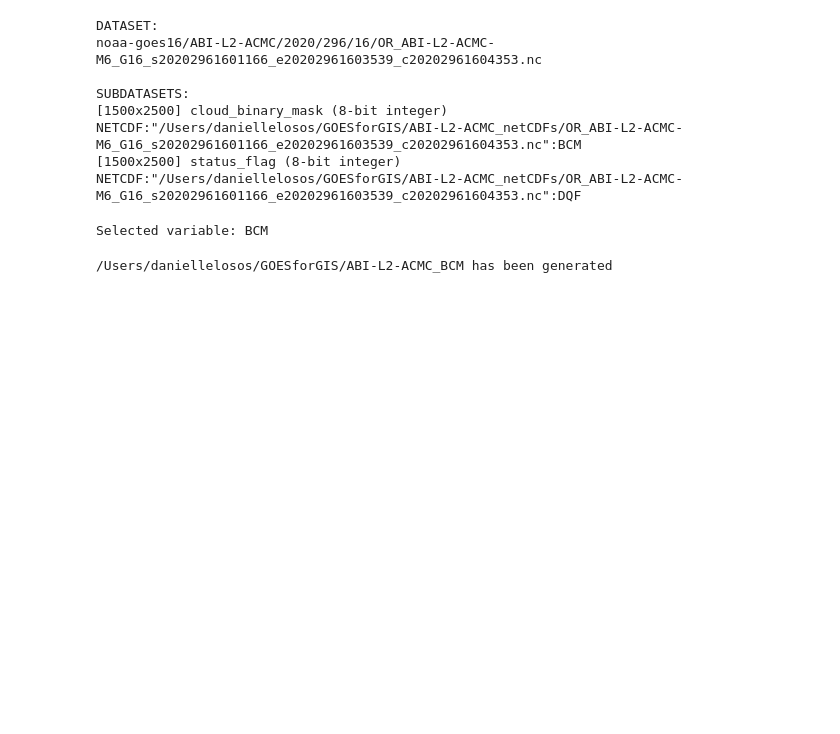
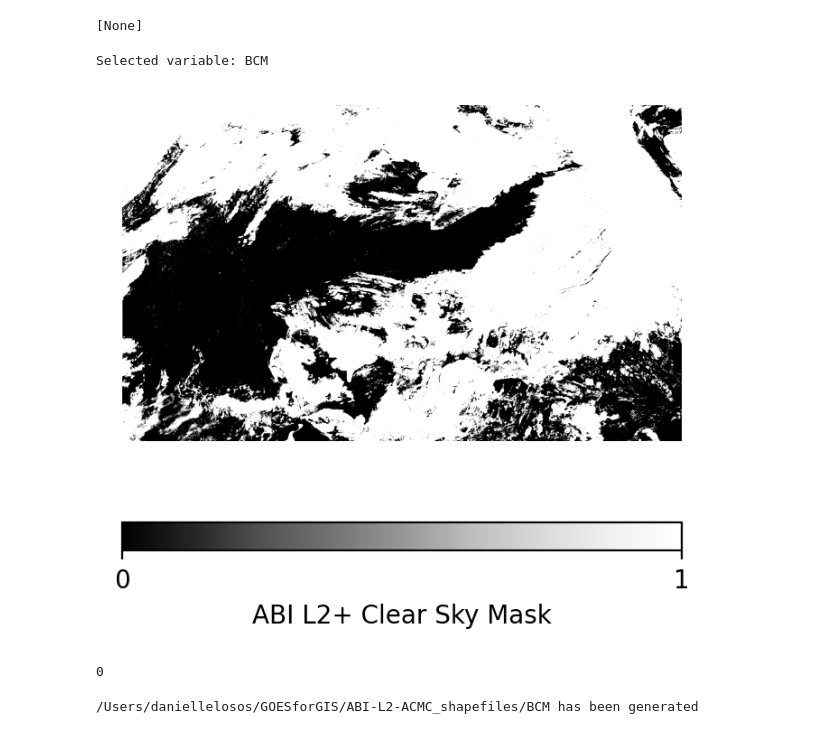
Before and after one commit to daniellelosos/GOES-R_NetCDF_to_Shapefile, a Jupyter notebook: Binary netCDF to shapefile.ipynb, the cells around one changed output. Drawn from its saved outputs; the diff is of its cells as text; code cells hidden in the pictures; blank space fills up the shorter version.

```diff
--- a/Binary netCDF to shapefile.ipynb
+++ b/Binary netCDF to shapefile.ipynb
@@ -41,31 +43,46 @@ noaa-goes16/ABI-L2-ACMC/2020/296/16/
 first_file = files[0]
 path = directory + product_name +"_netCDFs/" + first_file.split("/")[-1]
 fs.download(first_file, path)
-dataset = gdal.Open(path, gdal.GA_ReadOnly)
-print ("DATASET:\n" + first_file)
-print ("\nSUBDATASETS:")
-subdatasets = dataset.GetSubDatasets()
-for fname, name in subdatasets:
-    print (name)
-    print (fname)
 # %% [output]
-DATASET:
-noaa-goes16/ABI-L2-ACMC/2020/296/16/OR_ABI-L2-ACMC-M6_G16_s20202961601166_e20202961603539_c20202961604353.nc
-
-SUBDATASETS:
-[1500x2500] cloud_binary_mask (8-bit integer)
-NETCDF:"/Users/daniellelosos/GOESforGIS/ABI-L2-ACMC_netCDFs/OR_ABI-L2-ACMC-M6_G16_s20202961601166_e20202961603539_c20202961604353.nc":BCM
-[1500x2500] status_flag (8-bit integer)
-NETCDF:"/Users/daniellelosos/GOESforGIS/ABI-L2-ACMC_netCDFs/OR_ABI-L2-ACMC-M6_G16_s20202961601166_e20202961603539_c20202961604353.nc":DQF
+[None]
-# %%
-# Choose the first variable/subdataset in the netCDF file to convert to a GeoTIFF.
-# See the file's other variables in the "SUBDATASETS:" output, formatted as NETCDF:"filename":variable
-# If the first subdataset does not contain the variable of intrest, adjust the list number below
-f = netCDF4.Dataset(path)
-var = list(f.variables.keys())[0] # (Optional) Adjust this list number, ie. [0] selects the 1st subdataset
-print ("Selected variable: " + var)
-# %% [output]
-Selected variable: BCM
+# %%
+f = netCDF4.Dataset(path)
+
+# Choose the first variable/subdataset in the netCDF file to convert to a GeoTIFF.
+# To select altnative variable stored in the file, adjust the list number, ie. [0] selects the 1st variable
+var = list(f.variables.keys())[0]
+print ("Selected variable: " + var)
+
+# Uncomment the line below to reveal the list of variables stored in the file
+#print(list(f.variables.keys()))
+# %% [output]
+Selected variable: BCM
+# %%
+# Open dataset and parse variable information
+ds = xr.open_dataset(path)
+var_name = ds[var].long_name
+variable = ds[var].data
+
+# Parse projection information from the metadata
+sat_h = ds['goes_imager_projection'].perspective_point_height
+sat_lon = ds['goes_imager_projection'].longitude_of_projection_origin
+# %%
+# Plot the variable to check if data loaded correctly
+fig = plt.figure(figsize=(4,4),dpi=200)
+im = plt.imshow(variable, cmap='Greys_r')
+cb = fig.colorbar(im, ticks=[0, 1], orientation='horizontal')
+cb.set_label(var_name)
+plt.axis('off')
+plt.show()
+# %% [output]
+[figure, added]
+# %%
+# Write proj string for the GOES-R geostationary projection and convert to a coordinate reference system (crs)
+proj_string = f'+proj=geos +h={sat_h} +lon_0={sat_lon} +sweep=x'
+Projection = osr.SpatialReference()
+Projection.ImportFromProj4(proj_string)
+# %% [output]
+0
 # %%
 # Use gdal to open the selected variable's raster band
 layer = gdal.Open("NETCDF:{0}:{1}".format(path, var))
@@ -73,9 +90,9 @@ band = layer.GetRasterBand(1)
 
 # Create an output shapfile with a layer containing a new field
 drv = ogr.GetDriverByName('ESRI Shapefile')
-shp_name = directory + product_name + "_shapefiles" + var
+shp_name = directory + product_name + "_shapefiles/" + var
 outfile = drv.CreateDataSource(shp_name + ".shp")
-outlayer = outfile.CreateLayer('polygonized raster', srs = None )
+outlayer = outfile.CreateLayer('polygonized raster', srs = Projection)
 newField = ogr.FieldDefn(product_name, ogr.OFTReal)
 outlayer.CreateField(newField)
 
@@ -84,4 +101,4 @@ gdal.Polygonize(band, None, outlayer, 0, [])
 outfile = None
 print(shp_name + " has been generated")
 # %% [output]
-/Users/daniellelosos/GOESforGIS/ABI-L2-ACMC_BCM has been generated
+/Users/daniellelosos/GOESforGIS/ABI-L2-ACMC_shapefiles/BCM has been generated
```
Also changed, not shown: parts of 3 cells of this notebook.
